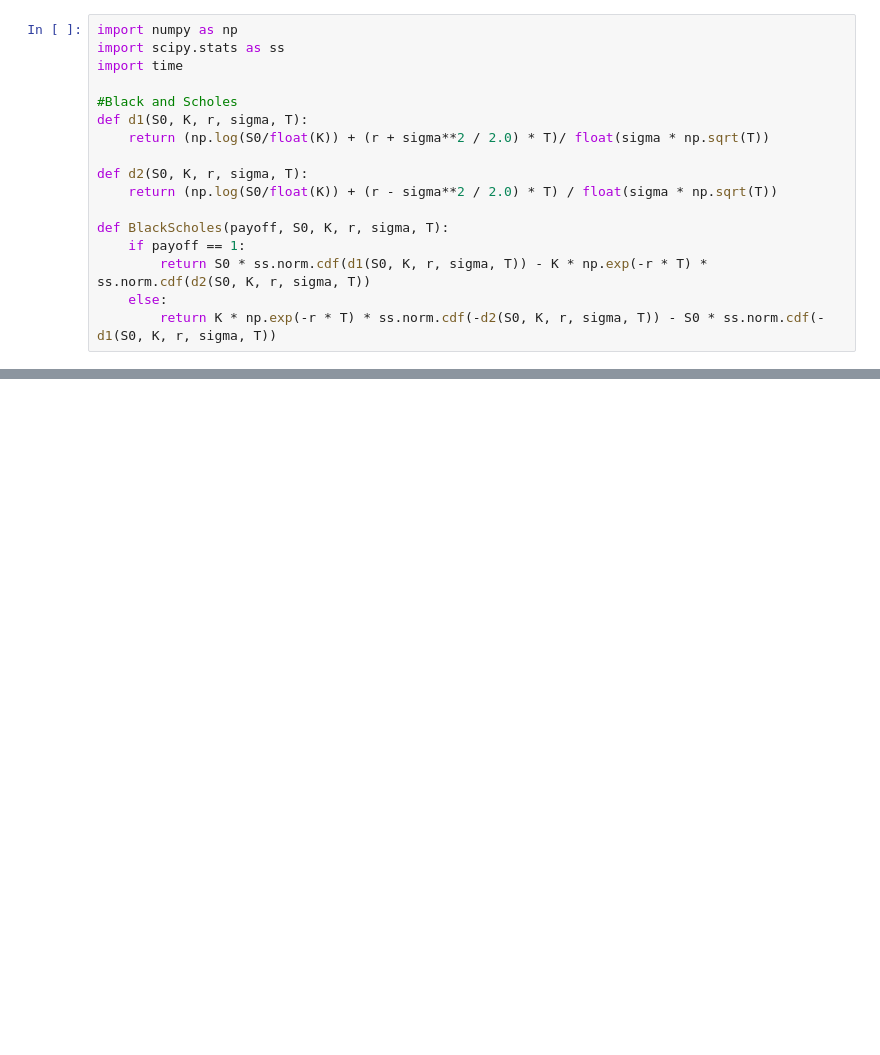
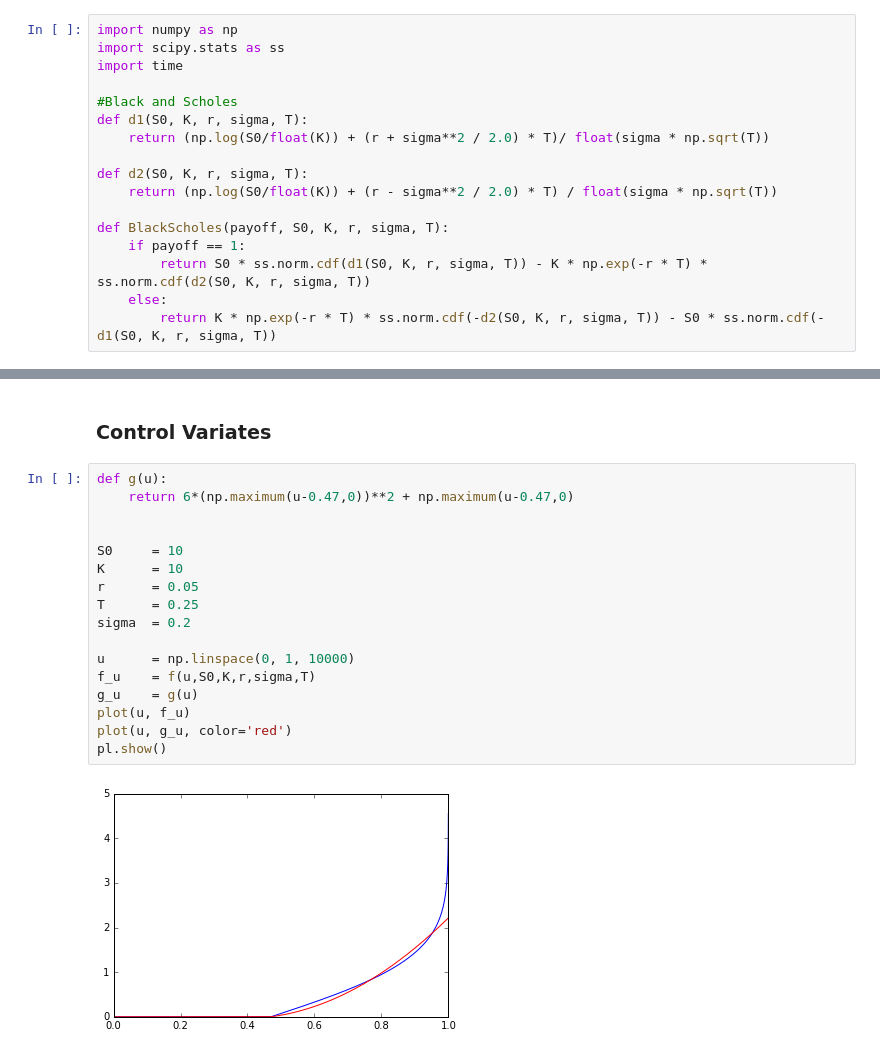
Before and after one commit to polyhedron-gdl/introduction-to-monte-carlo-for-finance, a Jupyter notebook: notebooks/n03_mcs.ipynb, the cells around one changed output, grey strips where cells are left out. Cells and saved outputs as stored; diff of their text form; blank space fills up the shorter version.

```diff
--- a/notebooks/n03_mcs.ipynb
+++ b/notebooks/n03_mcs.ipynb
@@ -114,0 +194,21 @@ Difference          : 0.000015
+# %% [markdown]
+### Control Variates
+# %%
+def g(u):
+    return 6*(np.maximum(u-0.47,0))**2 + np.maximum(u-0.47,0)
+
+
+S0     = 10
+K      = 10
+r      = 0.05
+T      = 0.25
+sigma  = 0.2
+
+u      = np.linspace(0, 1, 10000)
+f_u    = f(u,S0,K,r,sigma,T)
+g_u    = g(u)
+plot(u, f_u)
+plot(u, g_u, color='red')
+pl.show()
+# %% [output]
+[figure, added]
```
Also changed, not shown: parts of 9 cells of this notebook, 9 other files.
